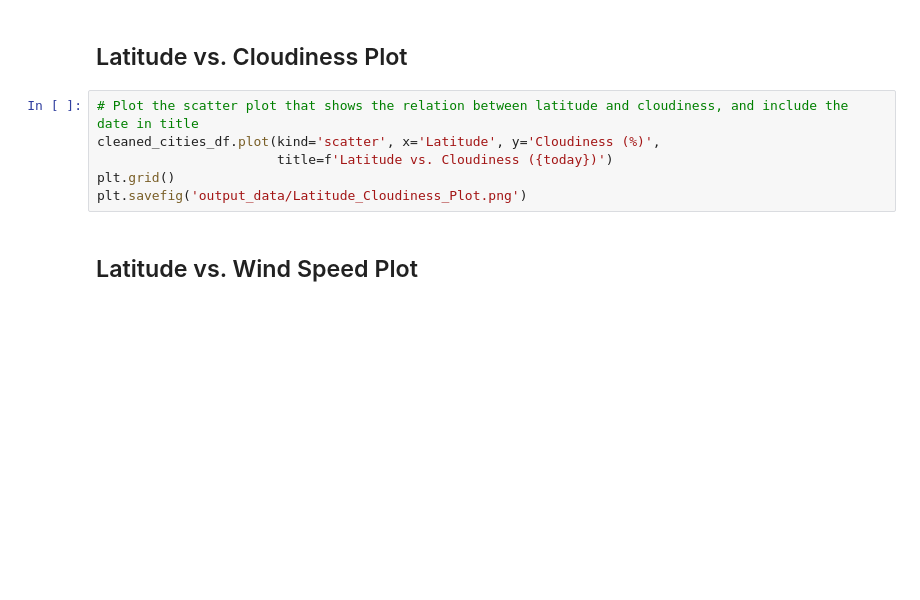
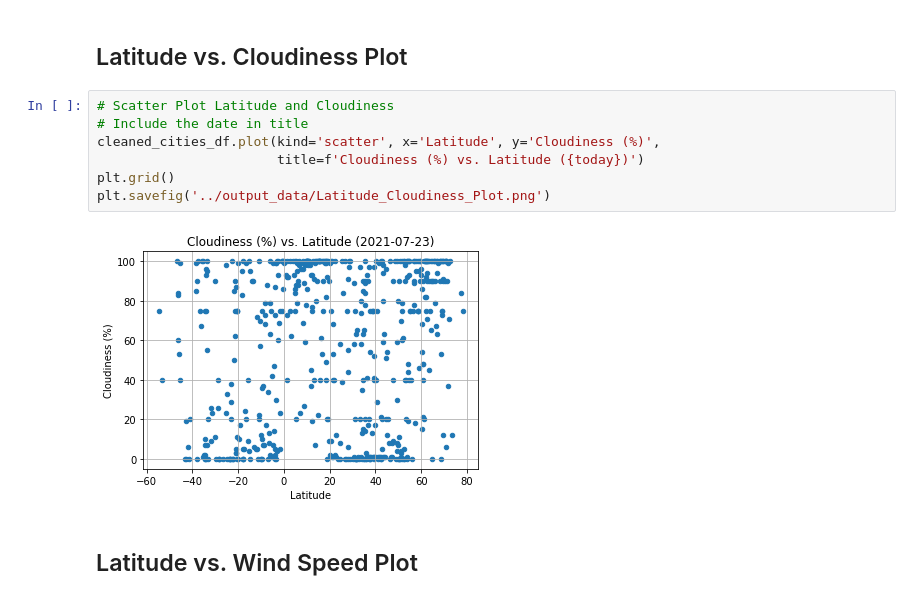
Before and after one commit to ItsGreyedOut/Whats-the-weather-like, a Jupyter notebook: starter_code/WeatherPy.ipynb, the cells around one changed output. Cells and saved outputs as stored; diff of their text form; blank space fills up the shorter version.

```diff
--- a/starter_code/WeatherPy.ipynb
+++ b/starter_code/WeatherPy.ipynb
@@ -276,11 +252,14 @@ plt.savefig('output_data/Latitude_Humidity_Plot.png')
 # %% [markdown]
 ## Latitude vs. Cloudiness Plot
 # %%
-# Plot the scatter plot that shows the relation between latitude and cloudiness, and include the date in title
+# Scatter Plot Latitude and Cloudiness
+# Include the date in title
 cleaned_cities_df.plot(kind='scatter', x='Latitude', y='Cloudiness (%)',
-                       title=f'Latitude vs. Cloudiness ({today})')
+                       title=f'Cloudiness (%) vs. Latitude ({today})')
 plt.grid()
-plt.savefig('output_data/Latitude_Cloudiness_Plot.png')
+plt.savefig('../output_data/Latitude_Cloudiness_Plot.png')
+# %% [output]
+[figure, added]
 # %% [markdown]
 ## Latitude vs. Wind Speed Plot
 # %%
```
Also changed, not shown: parts of 21 cells of this notebook, 5 other files.
